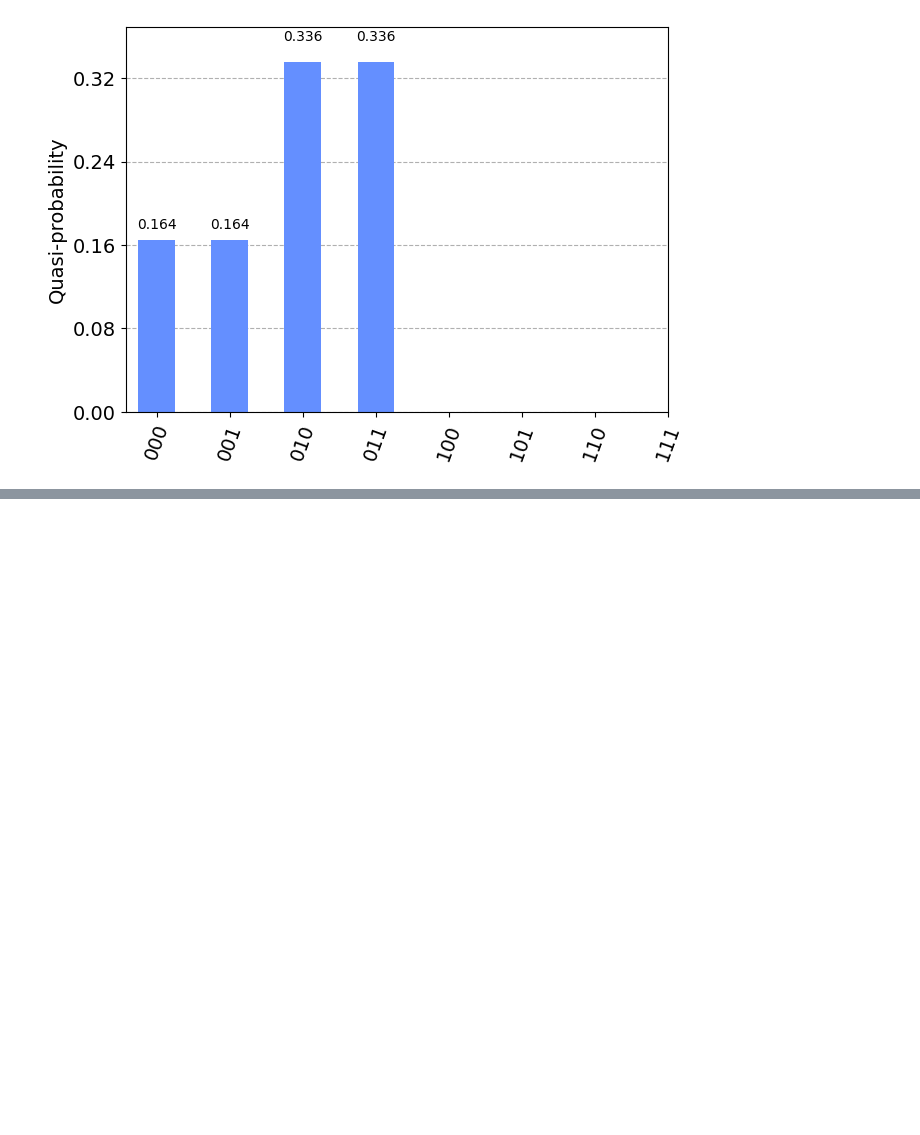
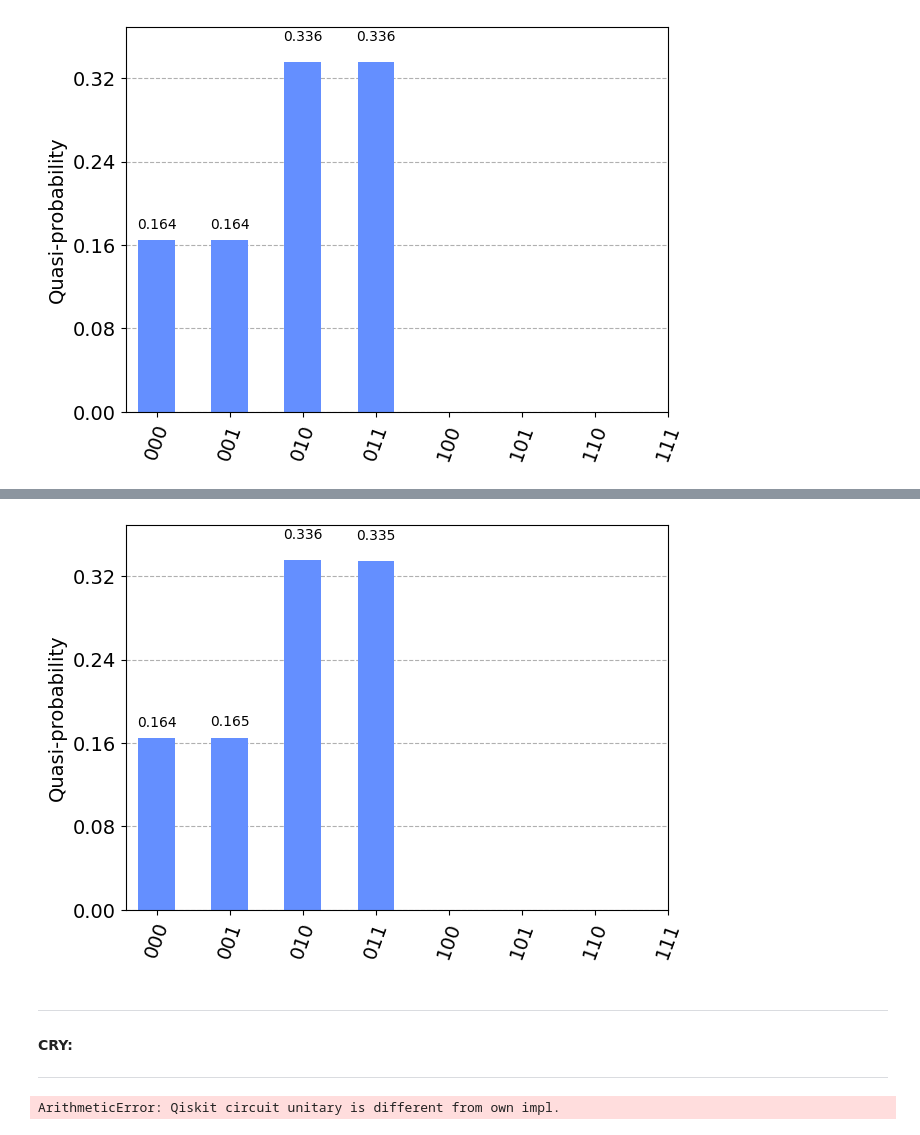
Before and after one commit to seba2390/SYMQcircuit, a Jupyter notebook: testing.ipynb, the cells around one changed output, grey strips where cells are left out. Saved outputs shown, nothing was run; the diff lists cells and outputs as text; code cells hidden in the pictures; blank space fills up the shorter version.

```diff
--- a/testing.ipynb
+++ b/testing.ipynb
@@ -358,0 +422,11 @@ plot_histogram(probs)
+# %%
+job = execute(test, backend)
+statevec = job.result().get_statevector()
+probs = get_state_probabilities(state_vector_=statevec)
+plot_histogram(probs)
+# %% [output]
+[figure, added]
+# %% [markdown]
+--------------
+#### CRY:
+--------------
@@ -358,0 +435,24 @@ plot_histogram(probs)
+# %%
+size = 3
+test = QuantumCircuit(size)
+test.rz(1/3,1)
+test.h(0)
+test.h(1)
+test.ry(qubit=1,theta=np.pi/9)
+test.cry(control_qubit=0,target_qubit=1,theta=0.1234)
+
+
+test2 = SYMQCircuit(size)
+test2.add_rz(1,1/3)
+test2.add_h(0)
+test2.add_h(1)
+test2.add_ry(target_qubit=1,angle=np.pi/9)
+test2.add_cry(control_qubit=0,target_qubit=1, angle=0.1234)
+
+if not np.allclose(qiskit.quantum_info.Operator(test).data,test2.get_circuit_unitary()):
+    raise ArithmeticError("Qiskit circuit unitary is different from own impl.")
+
+probabilities = test2.get_state_probabilities()
+plot_histogram(probabilities)
+# %% [output]
+ArithmeticError: Qiskit circuit unitary is different from own impl.
```
Also changed, not shown: parts of 7 cells of this notebook, 2 other files.
